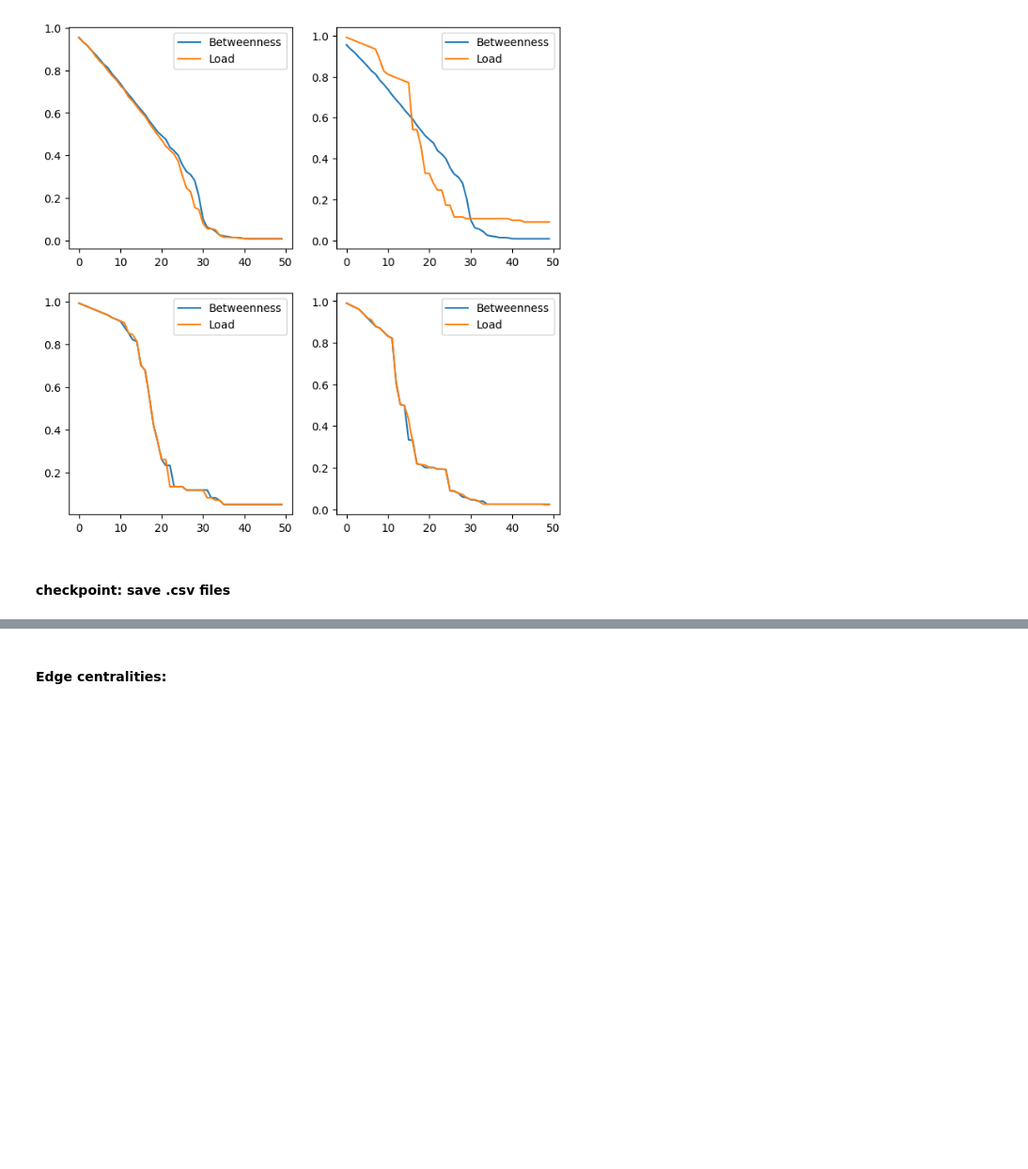
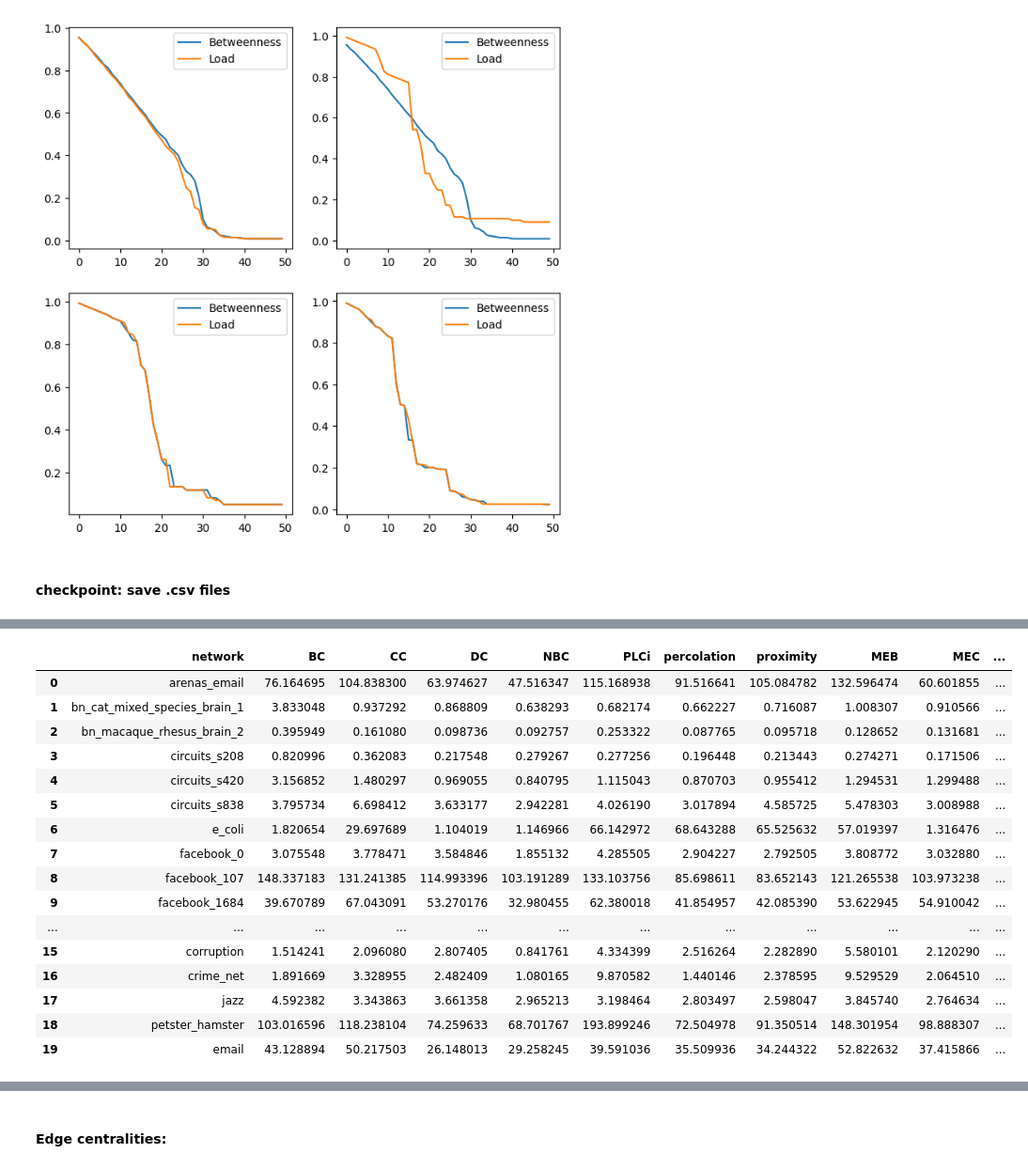
Before and after one commit to raysas/network-disintegration-attacks, a Jupyter notebook: code/final_code.ipynb, the cells around one changed output, grey strips where cells are left out. Shown at 94% size. Cells and saved outputs as stored; diff of their text form; code cells hidden in the pictures; blank space fills up the shorter version.

Commit message:
added results

```diff
--- a/code/final_code.ipynb
+++ b/code/final_code.ipynb
@@ -454,4 +541,4 @@ petster_hamster_stats = compute_network_stats(petster_hamster, 'petster_hamster'
 graph_stats = [arenas_email_stats, bn_cat_mixed_species_brain_1_stats, bn_macaque_rhesus_brain_2_stats, circuits_s208_stats, circuits_s420_stats, circuits_s838_stats, e_coli_stats, facebook_0_stats, facebook_107_stats, facebook_1684_stats, facebook_348_stats, facebook_414_stats, facebook_686_stats, polbooks_stats, word_adjacencies_stats, corruption_stats, crime_net_stats, email_stats, jazz_stats, petster_hamster_stats]
 graph_stats = pd.DataFrame(graph_stats)
 graph_stats.to_csv('../results/graph_stats.csv')
-display(graph_stats)
+# display(graph_stats)
@@ -1573,9 +1684,9 @@ load_centrality_word_adjacencies = sorted(nx.load_centrality(word_adjacencies).i
 load_centrality_word_adjacencies_nodes =[x[0] for x in load_centrality_word_adjacencies]
 load_attack_word_adjacencies = attack(word_adjacencies, load_centrality_word_adjacencies_nodes)
 
-load_centrality_net911 = sorted(nx.load_centrality(net_911).items(), key=lambda x: x[1], reverse=True)
-load_centrality_net911_nodes =[x[0] for x in load_centrality_net911]
-load_attack_net911 = attack(net_911, load_centrality_net911_nodes)
+# load_centrality_net911 = sorted(nx.load_centrality(net_911).items(), key=lambda x: x[1], reverse=True)
+# load_centrality_net911_nodes =[x[0] for x in load_centrality_net911]
+# load_attack_net911 = attack(net_911, load_centrality_net911_nodes)
 
 load_centrality_corruption = sorted(nx.load_centrality(corruption).items(), key=lambda x: x[1], reverse=True)
 load_centrality_corruption_nodes =[x[0] for x in load_centrality_corruption]
@@ -1862,0 +1982,35 @@ data_frame_eff
+# %%
+#create a df for R of each attack on each network
+data_frame_R =pd.DataFrame(columns=['network', 'BC', 'CC','DC', 'NBC','PLCi', 'percolation','proximity','MEB','MEC','MED', 'DWT'])
+data_frame_R['network'] = ['arenas_email', 'bn_cat_mixed_species_brain_1', 'bn_macaque_rhesus_brain_2', 'circuits_s208', 'circuits_s420', 'circuits_s838', 'e_coli', 'facebook_0', 'facebook_107', 'facebook_1684', 'facebook_348', 'facebook_414', 'facebook_686', 'polbooks', 'word_adjacencies',  'corruption', 'crime_net', 'jazz', 'petster_hamster', 'email']
+data_frame_R['BC']= [bet_attack_arenas_email[3],bet_attack_bn_cat_mixed_species_brain_1[3],bet_attack_bn_macaque_rhesus_brain_2[3],bet_attack_circuits_s208[3],bet_attack_circuits_s420[3],bet_attack_circuits_s838[3],bet_attack_e_coli[3],bet_attack_facebook_0[3],bet_attack_facebook_107[3],bet_attack_facebook_1684[3],bet_attack_facebook_348[3],bet_attack_facebook_414[3],bet_attack_facebook_686[3],bet_attack_polbooks[3],bet_attack_word_adjacencies[3],bet_attack_corruption[3],bet_attack_crime_net[3],bet_attack_jazz[3],bet_attack_petster_hamster[3],bet_attack_email[3]]
+data_frame_R['CC']= [clos_attack_arenas_email[3], clos_attack_bn_cat_mixed_species_brain_1[3], clos_attack_bn_macaque_rhesus_brain_2[3], clos_attack_circuits_s208[3], clos_attack_circuits_s420[3], clos_attack_circuits_s838[3], clos_attack_e_coli[3], clos_attack_facebook_0[3], clos_attack_facebook_107[3], clos_attack_facebook_1684[3], clos_attack_facebook_348[3], clos_attack_facebook_414[3], clos_attack_facebook_686[3], clos_attack_polbooks[3], clos_attack_word_adjacencies[3], clos_attack_corruption[3], clos_attack_crime_net[3], clos_attack_jazz[3], clos_attack_petster_hamster[3], clos_attack_email[3]]
+data_frame_R['DC']= [deg_attack_arenas_email[3], deg_attack_bn_cat_mixed_species_brain_1[3], deg_attack_bn_macaque_rhesus_brain_2[3], deg_attack_circuits_s208[3], deg_attack_circuits_s420[3], deg_attack_circuits_s838[3], deg_attack_e_coli[3], deg_attack_facebook_0[3], deg_attack_facebook_107[3], deg_attack_facebook_1684[3], deg_attack_facebook_348[3], deg_attack_facebook_414[3], deg_attack_facebook_686[3], deg_attack_polbooks[3], deg_attack_word_adjacencies[3], deg_attack_corruption[3], deg_attack_crime_net[3], deg_attack_jazz[3], deg_attack_petster_hamster[3], deg_attack_email[3]]
+data_frame_R['NBC']= [load_attack_arenas_email[3], load_attack_bn_cat_mixed_species_brain_1[3], load_attack_bn_macaque_rhesus_brain_2[3], load_attack_circuits_s208[3], load_attack_circuits_s420[3], load_attack_circuits_s838[3], load_attack_e_coli[3], load_attack_facebook_0[3], load_attack_facebook_107[3], load_attack_facebook_1684[3], load_attack_facebook_348[3], load_attack_facebook_414[3], load_attack_facebook_686[3], load_attack_polbooks[3], load_attack_word_adjacencies[3], load_attack_corruption[3], load_attack_crime_net[3], load_attack_jazz[3], load_attack_petster_hamster[3], load_attack_email[3]]
+data_frame_R['PLCi']= [plci_attack_arenas_email[3], plci_attack_bn_cat_mixed_species_brain_1[3], plci_attack_bn_macaque_rhesus_brain_2[3], plci_attack_circuits_s208[3], plci_attack_circuits_s420[3], plci_attack_circuits_s838[3], plci_attack_e_coli[3], plci_attack_facebook_0[3], plci_attack_facebook_107[3], plci_attack_facebook_1684[3], plci_attack_facebook_348[3], plci_attack_facebook_414[3], plci_attack_facebook_686[3], plci_attack_polbooks[3], plci_attack_word_adjacencies[3], plci_attack_corruption[3], plci_attack_crime_net[3], plci_attack_jazz[3], plci_attack_petster_hamster[3], plci_attack_email[3]]
+data_frame_R['percolation']= [percolation_attack_arenas_email[3], percolation_attack_bn_cat_mixed_species_brain_1[3], percolation_attack_bn_macaque_rhesus_brain_2[3], percolation_attack_circuits_s208[3], percolation_attack_circuits_s420[3], percolation_attack_circuits_s838[3], percolation_attack_e_coli[3], percolation_attack_facebook_0[3], percolation_attack_facebook_107[3], percolation_attack_facebook_1684[3], percolation_attack_facebook_348[3], percolation_attack_facebook_414[3], percolation_attack_facebook_686[3], percolation_attack_polbooks[3], percolation_attack_word_adjacencies[3], percolation_attack_corruption[3], percolation_attack_crime_net[3], percolation_attack_jazz[3], percolation_attack_petster_hamster[3], percolation_attack_email[3]]
+data_frame_R['proximity']= [proximity_attack_arenas_email[3], proximity_attack_bn_cat_mixed_species_brain_1[3], proximity_attack_bn_macaque_rhesus_brain_2[3], proximity_attack_circuits_s208[3], proximity_attack_circuits_s420[3], proximity_attack_circuits_s838[3], proximity_attack_e_coli[3], proximity_attack_facebook_0[3], proximity_attack_facebook_107[3], proximity_attack_facebook_1684[3], proximity_attack_facebook_348[3], proximity_attack_facebook_414[3], proximity_attack_facebook_686[3], proximity_attack_polbooks[3], proximity_attack_word_adjacencies[3], proximity_attack_corruption[3], proximity_attack_crime_net[3], proximity_attack_jazz[3], proximity_attack_petster_hamster[3], proximity_attack_email[3]]
+data_frame_R['MEB']= [meb_attack_arenas_email[3], meb_attack_bn_cat_mixed_species_brain_1[3], meb_attack_bn_macaque_rhesus_brain_2[3], meb_attack_circuits_s208[3], meb_attack_circuits_s420[3], meb_attack_circuits_s838[3], meb_attack_e_coli[3], meb_attack_facebook_0[3], meb_attack_facebook_107[3], meb_attack_facebook_1684[3], meb_attack_facebook_348[3], meb_attack_facebook_414[3], meb_attack_facebook_686[3], meb_attack_polbooks[3], meb_attack_word_adjacencies[3], meb_attack_corruption[3], meb_attack_crime_net[3], meb_attack_jazz[3], meb_attack_petster_hamster[3], meb_attack_email[3]]
+data_frame_R['MEC']= [mec_attack_arenas_email[3], mec_attack_bn_cat_mixed_species_brain_1[3], mec_attack_bn_macaque_rhesus_brain_2[3], mec_attack_circuits_s208[3], mec_attack_circuits_s420[3], mec_attack_circuits_s838[3], mec_attack_e_coli[3], mec_attack_facebook_0[3], mec_attack_facebook_107[3], mec_attack_facebook_1684[3], mec_attack_facebook_348[3], mec_attack_facebook_414[3], mec_attack_facebook_686[3], mec_attack_polbooks[3], mec_attack_word_adjacencies[3], mec_attack_corruption[3], mec_attack_crime_net[3], mec_attack_jazz[3], mec_attack_petster_hamster[3], mec_attack_email[3]]
+data_frame_R['MED']= [med_attack_arenas_email[3], med_attack_bn_cat_mixed_species_brain_1[3], med_attack_bn_macaque_rhesus_brain_2[3], med_attack_circuits_s208[3], med_attack_circuits_s420[3], med_attack_circuits_s838[3], med_attack_e_coli[3], med_attack_facebook_0[3], med_attack_facebook_107[3], med_attack_facebook_1684[3], med_attack_facebook_348[3], med_attack_facebook_414[3], med_attack_facebook_686[3], med_attack_polbooks[3], med_attack_word_adjacencies[3], med_attack_corruption[3], med_attack_crime_net[3], med_attack_jazz[3], med_attack_petster_hamster[3], med_attack_email[3]]
+data_frame_R['DWT']= [dwt_attack_arenas_email[3], dwt_attack_bn_cat_mixed_species_brain_1[3], dwt_attack_bn_macaque_rhesus_brain_2[3], dwt_attack_circuits_s208[3], dwt_attack_circuits_s420[3], dwt_attack_circuits_s838[3], dwt_attack_e_coli[3], dwt_attack_facebook_0[3], dwt_attack_facebook_107[3], dwt_attack_facebook_1684[3], dwt_attack_facebook_348[3], dwt_attack_facebook_414[3], dwt_attack_facebook_686[3], dwt_attack_polbooks[3], dwt_attack_word_adjacencies[3], dwt_attack_corruption[3], dwt_attack_crime_net[3], dwt_attack_jazz[3], dwt_attack_petster_hamster[3], dwt_attack_email[3]]
+data_frame_R.to_csv('../results/networks_R_list.csv', index=False)
+data_frame_R
+# %% [output]
+|  | network | BC | CC | DC | NBC | PLCi | percolation | proximity | MEB | MEC | ... |
+| 0 | arenas_email | 76.164695 | 104.838300 | 63.974627 | 47.516347 | 115.168938 | 91.516641 | 105.084782 | 132.596474 | 60.601855 | ... |
+| 1 | bn_cat_mixed_species_brain_1 | 3.833048 | 0.937292 | 0.868809 | 0.638293 | 0.682174 | 0.662227 | 0.716087 | 1.008307 | 0.910566 | ... |
+| 2 | bn_macaque_rhesus_brain_2 | 0.395949 | 0.161080 | 0.098736 | 0.092757 | 0.253322 | 0.087765 | 0.095718 | 0.128652 | 0.131681 | ... |
+| 3 | circuits_s208 | 0.820996 | 0.362083 | 0.217548 | 0.279267 | 0.277256 | 0.196448 | 0.213443 | 0.274271 | 0.171506 | ... |
+| 4 | circuits_s420 | 3.156852 | 1.480297 | 0.969055 | 0.840795 | 1.115043 | 0.870703 | 0.955412 | 1.294531 | 1.299488 | ... |
+| 5 | circuits_s838 | 3.795734 | 6.698412 | 3.633177 | 2.942281 | 4.026190 | 3.017894 | 4.585725 | 5.478303 | 3.008988 | ... |
+| 6 | e_coli | 1.820654 | 29.697689 | 1.104019 | 1.146966 | 66.142972 | 68.643288 | 65.525632 | 57.019397 | 1.316476 | ... |
+| 7 | facebook_0 | 3.075548 | 3.778471 | 3.584846 | 1.855132 | 4.285505 | 2.904227 | 2.792505 | 3.808772 | 3.032880 | ... |
+| 8 | facebook_107 | 148.337183 | 131.241385 | 114.993396 | 103.191289 | 133.103756 | 85.698611 | 83.652143 | 121.265538 | 103.973238 | ... |
+| 9 | facebook_1684 | 39.670789 | 67.043091 | 53.270176 | 32.980455 | 62.380018 | 41.854957 | 42.085390 | 53.622945 | 54.910042 | ... |
+| ... | ... | ... | ... | ... | ... | ... | ... | ... | ... | ... | ... |
+| 15 | corruption | 1.514241 | 2.096080 | 2.807405 | 0.841761 | 4.334399 | 2.516264 | 2.282890 | 5.580101 | 2.120290 | ... |
+| 16 | crime_net | 1.891669 | 3.328955 | 2.482409 | 1.080165 | 9.870582 | 1.440146 | 2.378595 | 9.529529 | 2.064510 | ... |
+| 17 | jazz | 4.592382 | 3.343863 | 3.661358 | 2.965213 | 3.198464 | 2.803497 | 2.598047 | 3.845740 | 2.764634 | ... |
+| 18 | petster_hamster | 103.016596 | 118.238104 | 74.259633 | 68.701767 | 193.899246 | 72.504978 | 91.350514 | 148.301954 | 98.888307 | ... |
+| 19 | email | 43.128894 | 50.217503 | 26.148013 | 29.258245 | 39.591036 | 35.509936 | 34.244322 | 52.822632 | 37.415866 | ... |
```
Also changed, not shown: parts of 16 cells of this notebook, 6 other files.
